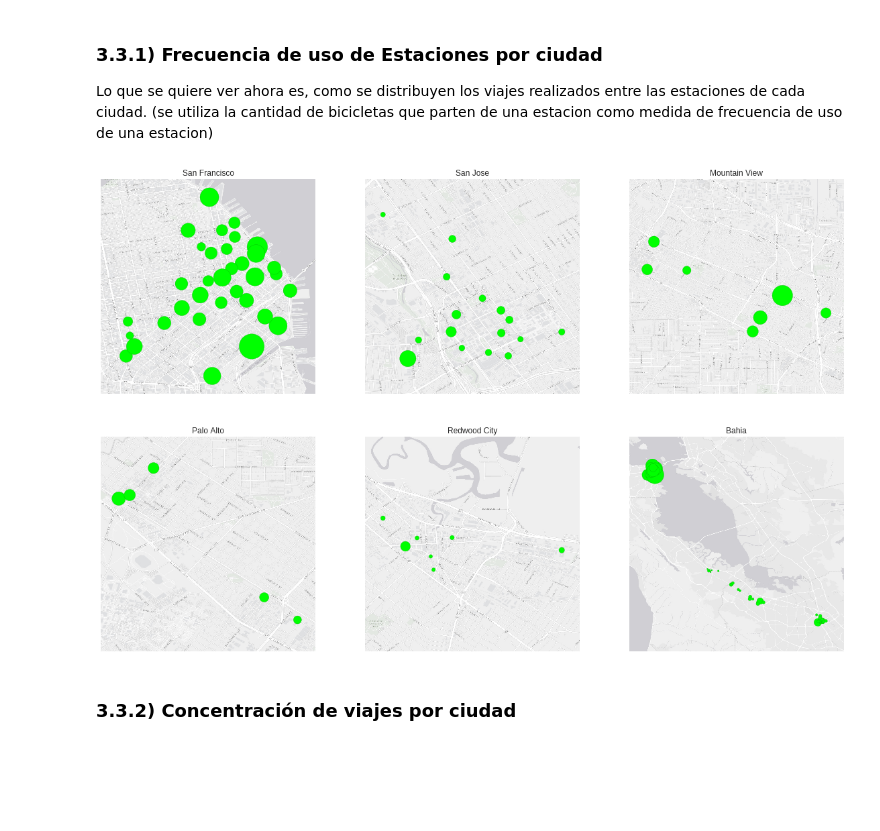
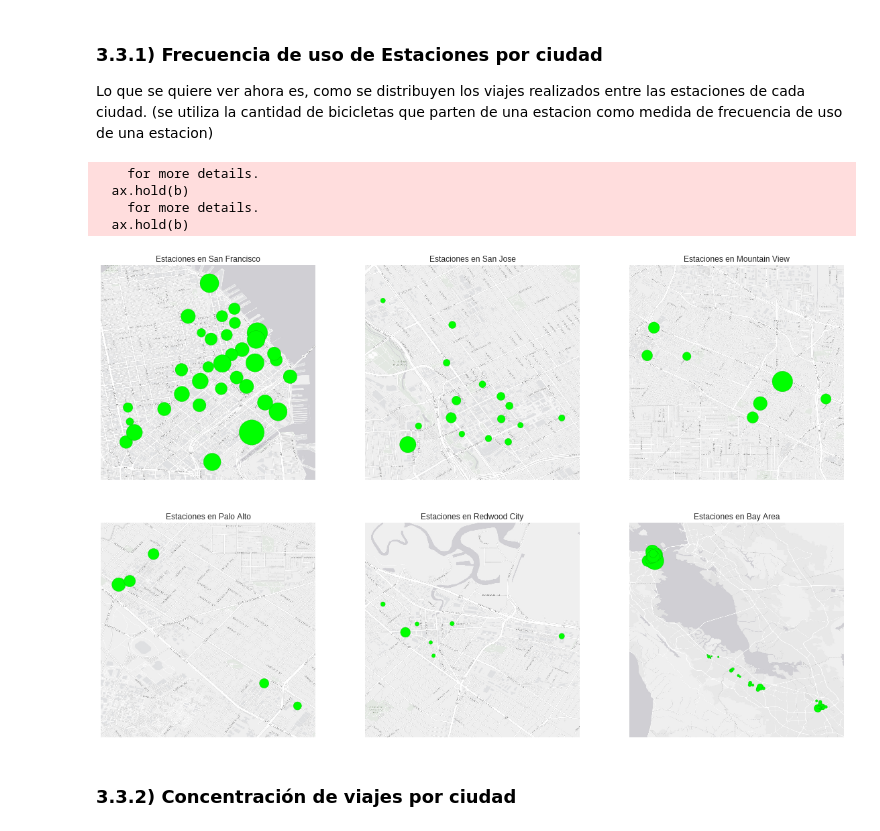
Before and after one commit to frisjon/tp1, a Jupyter notebook: notebooks/visu_viajes.ipynb, the cells around one changed output. Drawn from its saved outputs; the diff is of its cells as text; code cells hidden in the pictures; blank space fills up the shorter version.

```diff
--- a/notebooks/visu_viajes.ipynb
+++ b/notebooks/visu_viajes.ipynb
@@ -81,15 +99,0 @@ for i in range(len(viajes_por_anio)):
-# %%
-plt.figure(figsize=(15, 9))
-
-for i in range(len(viajes_por_anio)):
-    ax = plt.subplot(311 + i);
-    ax.set_xlim([0, 25500])
-    plt.title('Estaciones mas usadas en ' + anios[i]);
-    plt.xlabel('Cantidad de bicicletas totales');
-    plt.ylabel('Estacion de inicio');
-    ax.barh([c for c in range(5)],
-            [c for c in viajes_por_anio[i][:5].values],
-            tick_label=[c for c in viajes_por_anio[i][:5].index.values])
-    plt.savefig('../img/estaciones_mas_usadas_en_' + anios[i] + '.png')
-
-plt.tight_layout()
@@ -131,7 +149,7 @@ estaciones = pd.merge(stations.drop(['date', 'dock_count'], 1), bicis_por_estaci
 Lo que se quiere ver ahora es, como se distribuyen los viajes realizados entre las estaciones de cada ciudad.
 (se utiliza la cantidad de bicicletas que parten de una estacion como medida de frecuencia de uso de una estacion)
 # %%
-#Separamos las estaciones por ciudad
+#Se separan las estaciones por ciudad
 sf = estaciones[estaciones['city'] == 'San Francisco'].reset_index(drop=True)
 sj = estaciones[estaciones['city'] == 'San Jose'     ].reset_index(drop=True)
 mv = estaciones[estaciones['city'] == 'Mountain View'].reset_index(drop=True)
@@ -139,47 +157,49 @@ pa = estaciones[estaciones['city'] == 'Palo Alto'    ].reset_index(drop=True)
 rc = estaciones[estaciones['city'] == 'Redwood City' ].reset_index(drop=True)
 
 ciudades = [sf, sj, mv, pa, rc, estaciones]
-nombres = ['San Francisco', 'San Jose', 'Mountain View', 'Palo Alto', 'Redwood City', 'Bahia']
-ciudades_cant_estaciones = []
-ciudades_bicis = []
+nombres = ['San Francisco', 'San Jose', 'Mountain View', 'Palo Alto', 'Redwood City', 'Bay Area']
+#La cantidad de estaciones se va a utilizar para escalar a los tamaños de las estaciones en la visualizacion
+ciudad_cant_estaciones = []
+ciudad_bicis = []
 
 #Listas con latitudes y longitudes de cada ciudad
 lats = []
 lons = []
-
+#Lista con distancias para visualizar en mapas. Las distacias indican en cierto grado, el nivel de zoom
 offsets = []
 
 #Para cada ciudad, vemos su cantidad de estaciones y la cantidad total de bicicletas
 for ciudad in ciudades:
-    ciudades_cant_estaciones.append(ciudad.shape[0])
-    ciudades_bicis.append(ciudad['count'].sum())
+    ciudad_cant_estaciones.append(ciudad.shape[0])
+    ciudad_bicis.append(ciudad['count'].sum())
     #Para mostrar a todas las estaciones, tomamos la media entre la coordenada maxima y minima
     lat_max, lat_min = ciudad['lat'].max(), ciudad['lat'].min()
     lon_max, lon_min = ciudad['lon'].max(), ciudad['lon'].min()
     lats.append(mean(lat_max, lat_min))
     lons.append(mean(lon_max, lon_min))
     offsets.append(max((lat_max - lat_min) * 0.6, (lon_max - lon_min) * 0.6))
-
-#La cantidad de estaciones se va a utilizar para escalar a los tamaños de las estaciones en la visualizacion
 # %%
 plt.figure(figsize=(20, 20))
 
 for i in range(len(ciudades)):
     plt.subplot(331 + i);
-    plt.title(nombres[i]);
+    plt.title('Estaciones en ' + nombres[i]);
     mapa=Basemap(projection='merc', resolution='i', epsg=4326,
                  llcrnrlat=lats[i] - offsets[i], llcrnrlon=lons[i] - offsets[i],
                  urcrnrlat=lats[i] + offsets[i], urcrnrlon=lons[i] + offsets[i])
 
-    #Ploteamos las estaciones e indicamos frecuencia de uso
     #Aqui se escalan los tamaños de las estaciones dependiendo de la ciudad que se muestre
     mapa.scatter(ciudades[i]['lon'].values, ciudades[i]['lat'].values, marker='o', c='#00ff00',
-                 s=ciudades[i]['count'].apply(lambda x:x/ciudades_cant_estaciones[i]), edgecolors='#00aa00');
+                 s=ciudades[i]['count'].apply(lambda x:x/ciudad_cant_estaciones[i]), edgecolors='#00aa00');
 
     mapa.arcgisimage(service='Canvas/World_Light_Gray_Base', xpixels=1000, ypixels=1000);
-    plt.savefig(nombres[i].lower().replace(' ','_') + '_estaciones_uso.png');
+    plt.savefig('../img/' + nombres[i].lower().replace(' ','_') + '_estaciones_uso.png');
 # %% [output]
+    for more details.
+  ax.hold(b)
+    for more details.
+  ax.hold(b)
-[figure, old version]
+[figure, new version]
 # %% [markdown]
 ### 3.3.2) Concentración de viajes por ciudad
 # %%
```
Also changed, not shown: parts of 22 cells of this notebook.
